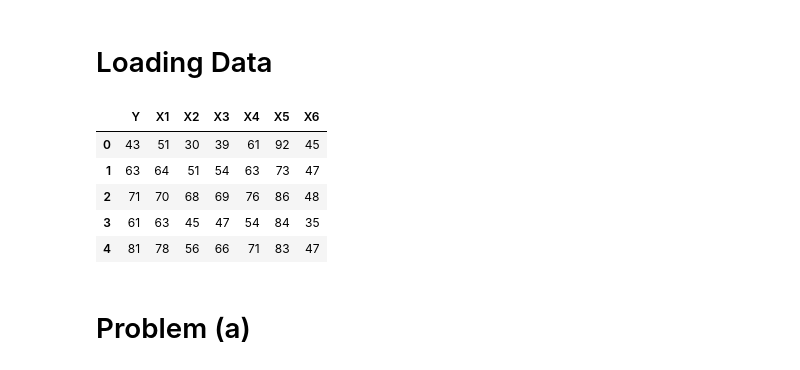
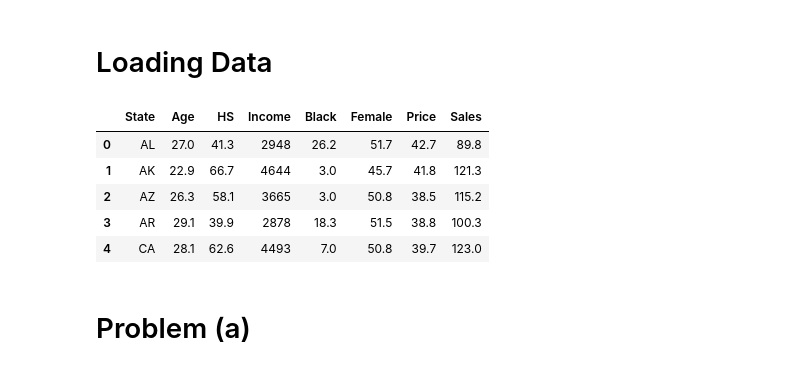
Before and after one commit to JadenKim-dev/DataScienceStudy, a Jupyter notebook: R.A By Example Exercises/3. Cigarette data.ipynb, the cells around one changed output. Drawn from its saved outputs; the diff is of its cells as text; code cells hidden in the pictures.

```diff
--- a/R.A By Example Exercises/3. Cigarette data.ipynb
+++ b/R.A By Example Exercises/3. Cigarette data.ipynb
@@ -6,15 +6,15 @@ from statsmodels.stats.anova import anova_lm
 # %% [markdown]
 # Loading Data
 # %%
-ciga = pd.read_csv("./data/2-supervisor.csv")
+ciga = pd.read_csv("./data/3-cigarette.csv")
 ciga.head()
 # %% [output]
-|  | Y | X1 | X2 | X3 | X4 | X5 | X6 |
-| 0 | 43 | 51 | 30 | 39 | 61 | 92 | 45 |
-| 1 | 63 | 64 | 51 | 54 | 63 | 73 | 47 |
-| 2 | 71 | 70 | 68 | 69 | 76 | 86 | 48 |
-| 3 | 61 | 63 | 45 | 47 | 54 | 84 | 35 |
-| 4 | 81 | 78 | 56 | 66 | 71 | 83 | 47 |
+|  | State | Age | HS | Income | Black | Female | Price | Sales |
+| 0 | AL | 27.0 | 41.3 | 2948 | 26.2 | 51.7 | 42.7 | 89.8 |
+| 1 | AK | 22.9 | 66.7 | 4644 | 3.0 | 45.7 | 41.8 | 121.3 |
+| 2 | AZ | 26.3 | 58.1 | 3665 | 3.0 | 50.8 | 38.5 | 115.2 |
+| 3 | AR | 29.1 | 39.9 | 2878 | 18.3 | 51.5 | 38.8 | 100.3 |
+| 4 | CA | 28.1 | 62.6 | 4493 | 7.0 | 50.8 | 39.7 | 123.0 |
 # %% [markdown]
 # Problem (a)
 # %% [markdown]
```
Also changed, not shown: parts of 10 cells of this notebook.
